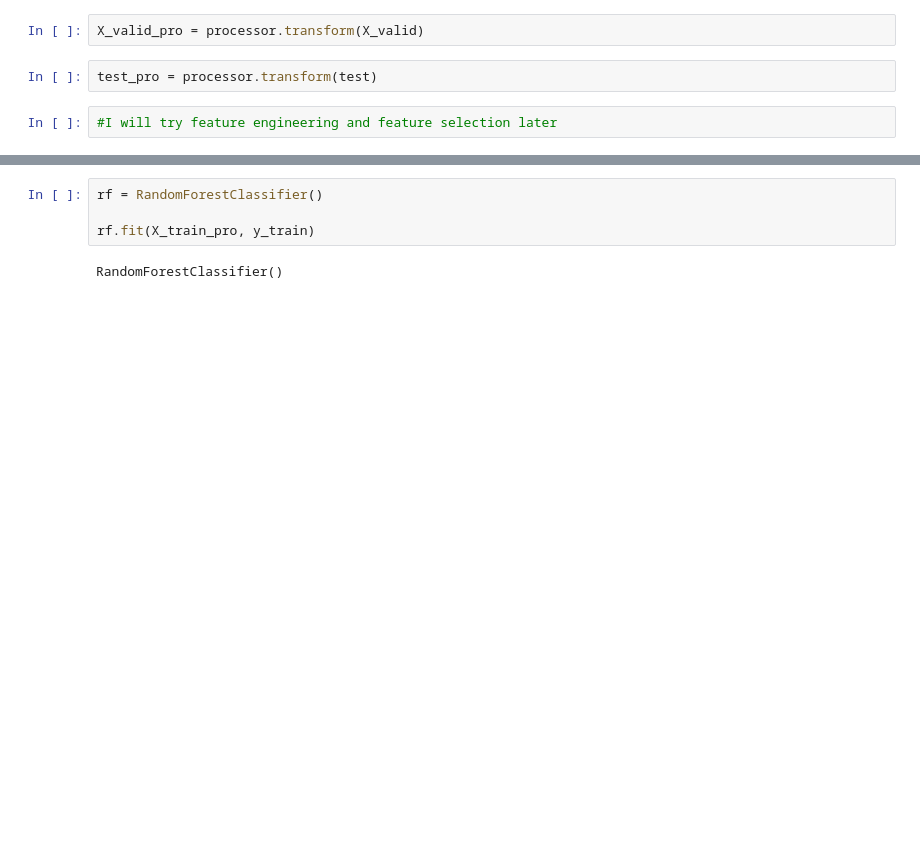
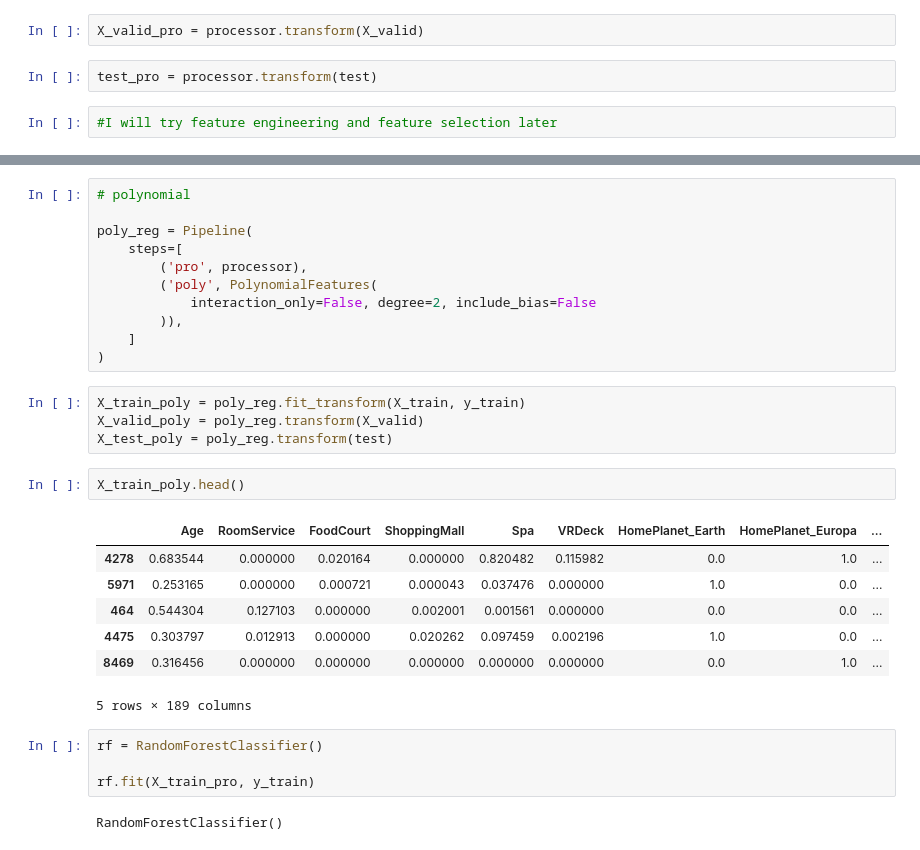
Before and after one commit to peteray-dev/Space-Titanic, a Jupyter notebook: Space_Titanic.ipynb, the cells around one changed output, grey strips where cells are left out. Cells and saved outputs as stored; diff of their text form; blank space fills up the shorter version.

```diff
--- a/Space_Titanic.ipynb
+++ b/Space_Titanic.ipynb
@@ -353,3 +379,28 @@ test_pro = processor.transform(test)
+# %%
+# polynomial
+
+poly_reg = Pipeline(
+    steps=[
+        ('pro', processor),
+        ('poly', PolynomialFeatures(
+            interaction_only=False, degree=2, include_bias=False
+        )),
+    ]
+)
+# %%
+X_train_poly = poly_reg.fit_transform(X_train, y_train)
+X_valid_poly = poly_reg.transform(X_valid)
+X_test_poly = poly_reg.transform(test)
+# %%
+X_train_poly.head()
+# %% [output]
+|  | Age | RoomService | FoodCourt | ShoppingMall | Spa | VRDeck | HomePlanet_Earth | HomePlanet_Europa | ... |
+| 4278 | 0.683544 | 0.000000 | 0.020164 | 0.000000 | 0.820482 | 0.115982 | 0.0 | 1.0 | ... |
+| 5971 | 0.253165 | 0.000000 | 0.000721 | 0.000043 | 0.037476 | 0.000000 | 1.0 | 0.0 | ... |
+| 464 | 0.544304 | 0.127103 | 0.000000 | 0.002001 | 0.001561 | 0.000000 | 0.0 | 0.0 | ... |
+| 4475 | 0.303797 | 0.012913 | 0.000000 | 0.020262 | 0.097459 | 0.002196 | 1.0 | 0.0 | ... |
+| 8469 | 0.316456 | 0.000000 | 0.000000 | 0.000000 | 0.000000 | 0.000000 | 0.0 | 1.0 | ... |
+5 rows × 189 columns
 # %%
 rf = RandomForestClassifier()
 
```
Also changed, not shown: parts of 2 cells of this notebook.
